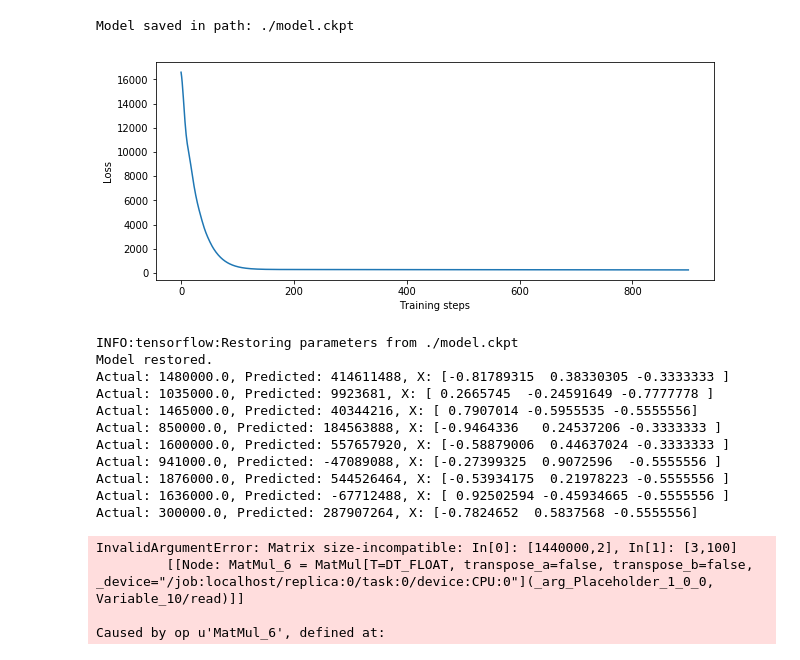
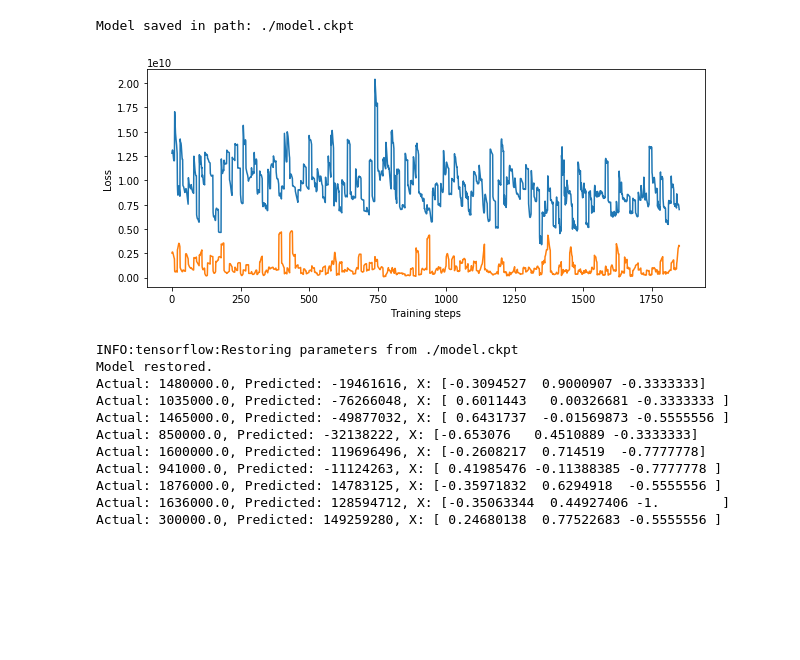
Before and after one commit to MattChubb/tensorflow-houseprices, a Jupyter notebook: House price experiment.ipynb, the cells around one changed output. Drawn from its saved outputs; the diff is of its cells as text; code cells hidden in the pictures; blank space fills up the shorter version.

Commit message:
Collect test stats

```diff
--- a/House price experiment.ipynb
+++ b/House price experiment.ipynb
@@ -148,7 +147,7 @@ yhat = tf.nn.bias_add(
 
 # Offset out
 offset_out = tf.Variable(tf.random_normal([output_layer_size], 0, 0.1))
-scale_out = tf.Variable(tf.random_normal([output_layer_size], 1000000, 0.1))
+scale_out = tf.Variable(tf.random_normal([output_layer_size], 100000, 0.1))
 yhat_out = yhat*scale_out + offset_out
 
 # Hidden layer 2
@@ -176,38 +175,47 @@ yhat = tf.nn.bias_add(
 # Compute the error
 # yerror = tf.reduce_logsumexp(tf.subtract(yhat, target))
 # yerror = tf.reduce_logsumexp(tf.subtract(yhat_out, target))
-yerror = tf.divide(tf.subtract(yhat_out, target), training_data_size)
-loss = tf.nn.l2_loss(yerror)
+# yerror_unnormalised = tf.subtract(yhat_out, target)
+yerror_unnormalised = tf.divide(tf.subtract(yhat_out, target), target)
+# yerror = tf.divide(yerror_unnormalised, training_data_size)
+loss = tf.nn.l2_loss(yerror_unnormalised)
 # loss = yerror
 
 # Optimise the weights
 # update_weights = tf.train.GradientDescentOptimizer(learning_rate).minimize(loss)
 update_weights = tf.train.AdamOptimizer().minimize(loss)
+# %%
+def take_sample(size):
+    indexes = np.random.randint(0, high=training_data_size-1, size=size)
+    return X[indexes]
 # %%
 # Train NN and predict
 
-losses = []
-training_steps = 1000
-epochs = 20
-sample_size = 500
+training_steps = 10
+epochs = 200
+train_sample_size = 100
+test_sample_size = 10
+train_losses = []
+test_losses = []
 
 saver = tf.train.Saver()
 with tf.Session() as sess:
     tf.global_variables_initializer().run()
 
     for j in range(epochs):
-        # Test
-
-        # Take random sample
-        sample_indexes = np.random.randint(0, high=training_data_size-1, size=10)
-        X_sample = X[sample_indexes]
+        # Take random samples for training and testing
+        X_test = take_sample(test_sample_size)
+        X_train = take_sample(train_sample_size)
 
         # Train on sample
         for i in range(training_steps):
-            sess.run(update_weights, feed_dict = {input: X_sample})
+            sess.run(update_weights, feed_dict = {input: X_train})
 
-            loss_ = loss.eval(feed_dict = {input: X_sample})
-            losses.append(loss_)
+            loss_train = loss.eval(feed_dict = {input: X_train})
+            train_losses.append(loss_train)
+
+            loss_test = loss.eval(feed_dict = {input: X_test})
+            test_losses.append(loss_test)
 
     save_path = saver.save(sess, "./model.ckpt")
     print("Model saved in path: %s" % save_path)
@@ -216,19 +224,19 @@ Model saved in path: ./model.ckpt
 # %%
 fig, (ax2) = plt.subplots(1)
 plt.subplots_adjust(wspace=.3)
 fig.set_size_inches(10, 4)
 
-skip=100
-ax2.plot(range(0, training_steps-skip), losses[skip:training_steps])
+skip=150
+total_steps = training_steps*epochs
+ax2.plot(range(0, total_steps-skip), train_losses[skip:total_steps], test_losses[skip:total_steps])
 ax2.set_ylabel("Loss")
 ax2.set_xlabel("Training steps")
 
 plt.show()
 # %% [output]
-[figure, old version]
+[figure, new version]
 # %%
-example_indexes = np.random.randint(0, high=training_data_size-1, size=10)
-
+# Output some examples
 
 with tf.Session() as sess:
   # Restore variables from disk.
@@ -238,7 +246,7 @@ with tf.Session() as sess:
     def predict(coords):
         return yhat_out.eval(feed_dict = {input: coords})
 
-    examples = X[example_indexes]
+    examples = take_sample(test_sample_size)
     predictions = predict(examples)
     for i in range(9):
         print('Actual: {}, Predicted: {}, X: {}'.format(y_prices[i], int(unnorm_price(predictions[i])), examples[i]))
@@ -247,20 +255,16 @@ with tf.Session() as sess:
 #         prediction = [predict(prediction_area)]
 #         print('Actual: {}, Predicted: {}, X: {}'.format(y_prices[n], prediction, prediction_area))
 
-    plot_decision_boundary(predict, X, y_prices)
+#     plot_decision_boundary(predict, X, y_prices)
 # %% [output]
 INFO:tensorflow:Restoring parameters from ./model.ckpt
 Model restored.
-Actual: 1480000.0, Predicted: 414611488, X: [-0.81789315  0.38330305 -0.3333333 ]
-Actual: 1035000.0, Predicted: 9923681, X: [ 0.2665745  -0.24591649 -0.7777778 ]
-Actual: 1465000.0, Predicted: 40344216, X: [ 0.7907014 -0.5955535 -0.5555556]
-Actual: 850000.0, Predicted: 184563888, X: [-0.9464336   0.24537206 -0.3333333 ]
-Actual: 1600000.0, Predicted: 557657920, X: [-0.58879006  0.44637024 -0.3333333 ]
-Actual: 941000.0, Predicted: -47089088, X: [-0.27399325  0.9072596  -0.5555556 ]
-Actual: 1876000.0, Predicted: 544526464, X: [-0.53934175  0.21978223 -0.5555556 ]
-Actual: 1636000.0, Predicted: -67712488, X: [ 0.92502594 -0.45934665 -0.5555556 ]
-Actual: 300000.0, Predicted: 287907264, X: [-0.7824652  0.5837568 -0.5555556]
+Actual: 1480000.0, Predicted: -19461616, X: [-0.3094527  0.9000907 -0.3333333]
+Actual: 1035000.0, Predicted: -76266048, X: [ 0.6011443   0.00326681 -0.3333333 ]
+Actual: 1465000.0, Predicted: -49877032, X: [ 0.6431737  -0.01569873 -0.5555556 ]
+Actual: 850000.0, Predicted: -32138222, X: [-0.653076   0.4510889 -0.3333333]
+Actual: 1600000.0, Predicted: 119696496, X: [-0.2608217  0.714519  -0.7777778]
+Actual: 941000.0, Predicted: -11124263, X: [ 0.41985476 -0.11388385 -0.7777778 ]
+Actual: 1876000.0, Predicted: 14783125, X: [-0.35971832  0.6294918  -0.5555556 ]
+Actual: 1636000.0, Predicted: 128594712, X: [-0.35063344  0.44927406 -1.        ]
+Actual: 300000.0, Predicted: 149259280, X: [ 0.24680138  0.77522683 -0.5555556 ]
-InvalidArgumentError: Matrix size-incompatible: In[0]: [1440000,2], In[1]: [3,100]
-         [[Node: MatMul_6 = MatMul[T=DT_FLOAT, transpose_a=false, transpose_b=false, _device="/job:localhost/replica:0/task:0/device:CPU:0"](_arg_Placeholder_1_0_0, Variable_10/read)]]
-
-Caused by op u'MatMul_6', defined at:
```
Also changed, not shown: parts of 1 cell of this notebook, 3 other files.
